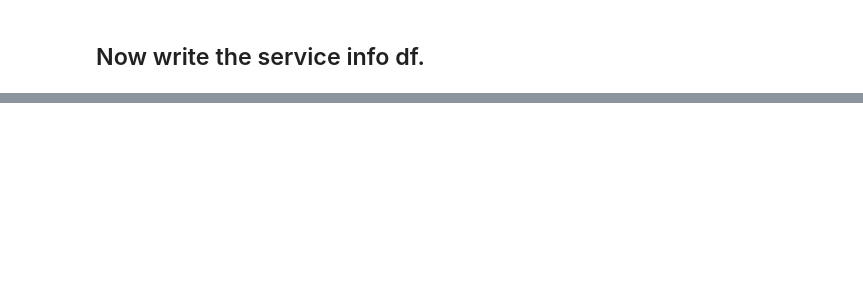
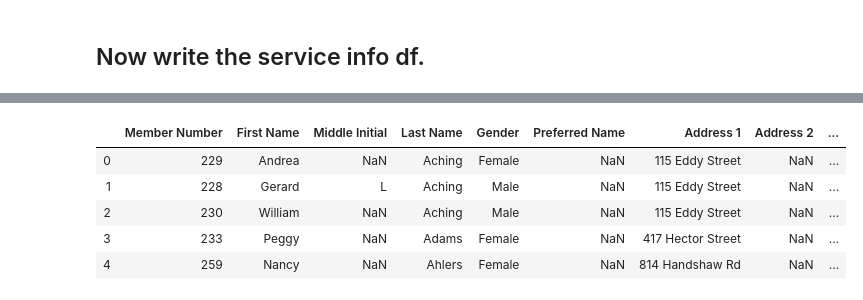
Before and after one commit to cornellh4i/love-living-at-home, a Jupyter notebook: app/data/notebooks/process_data.ipynb, the cells around one changed output, grey strips where cells are left out. Saved outputs shown, nothing was run; the diff lists cells and outputs as text; code cells hidden in the pictures; blank space fills up the shorter version.

```diff
--- a/app/data/notebooks/process_data.ipynb
+++ b/app/data/notebooks/process_data.ipynb
@@ -195,0 +222,16 @@ h4i_service_categories_df
+# %%
+# Drop irrelevant columns from members_df and rename as necessary
+members_df = members_df[['Member Number','First Name', 'Middle Initial','Last Name',
+                        'Gender','Nickname','Address 1', 'Address 2', 'City',
+                         'State', 'Zip', 'Country', 'Metro Area', 'Phone', 'Cell Phone',
+                        'Email', 'Date Expired']]
+members_df = members_df.rename(columns={"Nickname": "Preferred Name", "Phone": "Primary Phone Number",
+                           "Cell Phone": "Secondary Phone Number"})
+members_df.head()
+# %% [output]
+|  | Member Number | First Name | Middle Initial | Last Name | Gender | Preferred Name | Address 1 | Address 2 | ... |
+| 0 | 229 | Andrea | NaN | Aching | Female | NaN | 115 Eddy Street | NaN | ... |
+| 1 | 228 | Gerard | L | Aching | Male | NaN | 115 Eddy Street | NaN | ... |
+| 2 | 230 | William | NaN | Aching | Male | NaN | 115 Eddy Street | NaN | ... |
+| 3 | 233 | Peggy | NaN | Adams | Female | NaN | 417 Hector Street | NaN | ... |
+| 4 | 259 | Nancy | NaN | Ahlers | Female | NaN | 814 Handshaw Rd | NaN | ... |
```
Also changed, not shown: parts of 36 cells of this notebook, 13 other files.
